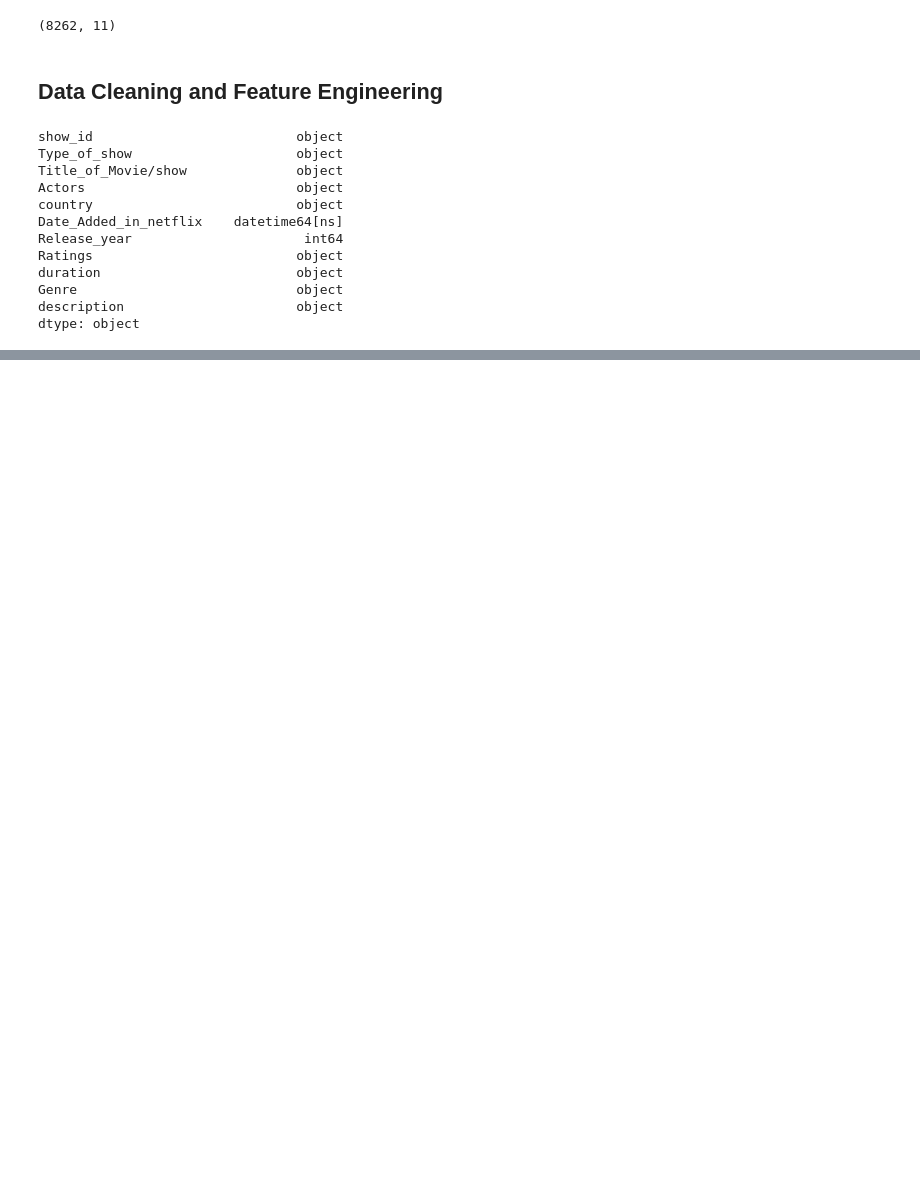
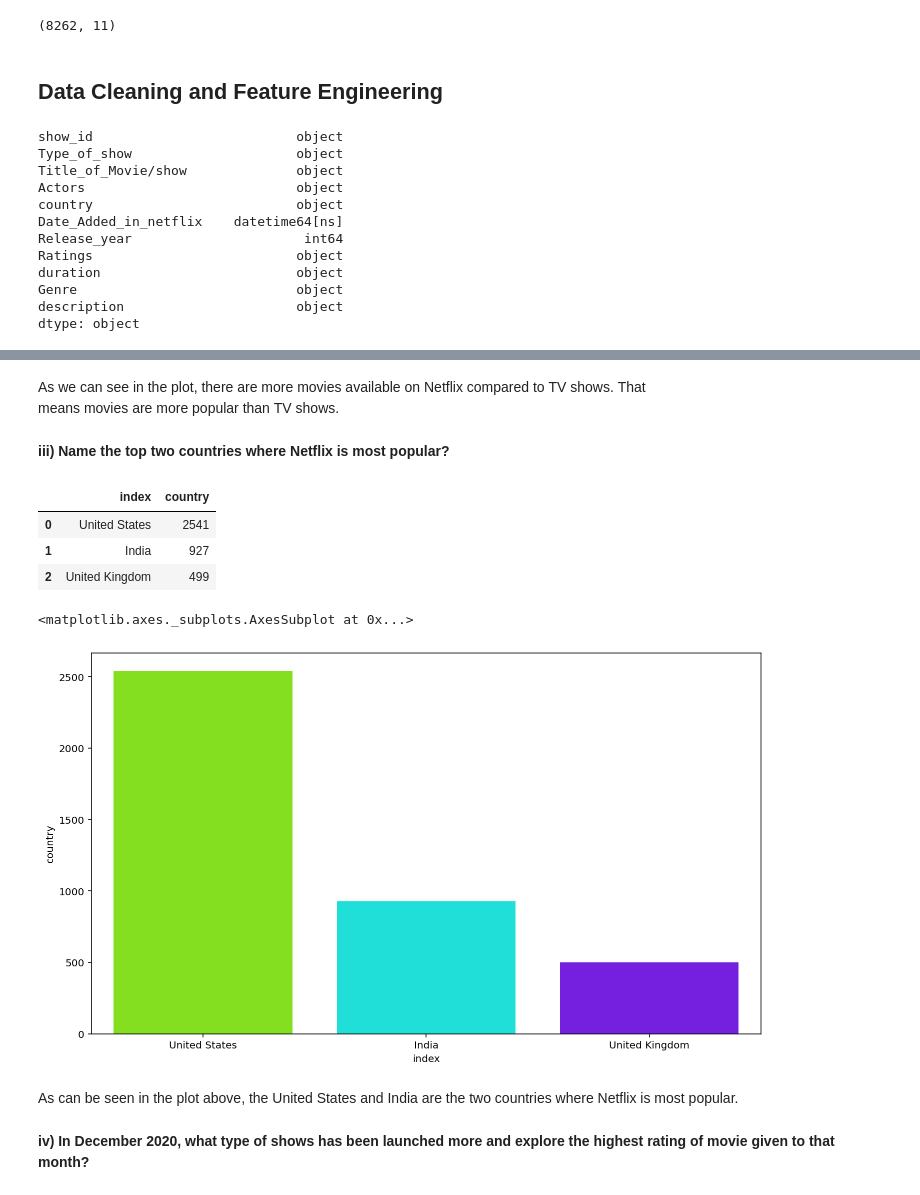
Before and after one commit to PUNEETSUBHANJI/Netflix_movies_Tv_shows_clustering, a Jupyter notebook: Netflix_Movies_Tv_shows_Clustering.ipynb, the cells around one changed output, grey strips where cells are left out. Saved outputs shown, nothing was run; the diff lists cells and outputs as text; code cells hidden in the pictures; blank space fills up the shorter version.

```diff
--- a/Netflix_Movies_Tv_shows_Clustering.ipynb
+++ b/Netflix_Movies_Tv_shows_Clustering.ipynb
@@ -267,0 +337,24 @@ dtype: object
+# %% [markdown]
+As we can see in the plot, there are more movies available on Netflix compared to TV shows. That means movies are more popular than TV shows.
+# %% [markdown]
+__iii) Name the top two countries where Netflix is most popular?__
+# %%
+#top_two countries where netflix is most popular
+top_two=data_clean_frame['country'].value_counts().head(3).reset_index()
+top_two
+# %% [output]
+|  | index | country |
+| 0 | United States | 2541 |
+| 1 | India | 927 |
+| 2 | United Kingdom | 499 |
+# %%
+#Visualising Which are the top two countries using Netfilx
+plt.figure(figsize=(12,7))
+sns.barplot(x=top_two['index'],y=top_two['country'], palette='hsv')
+# %% [output]
+<matplotlib.axes._subplots.AxesSubplot at 0x...>
+[figure, added]
+# %% [markdown]
+As can be seen in the plot above, the United States and India are the two countries where Netflix is most popular.
+# %% [markdown]
+__iv) In December 2020, what type of shows has been launched more and explore the highest rating of movie given to that month?__
```
Also changed, not shown: parts of 26 cells of this notebook.
